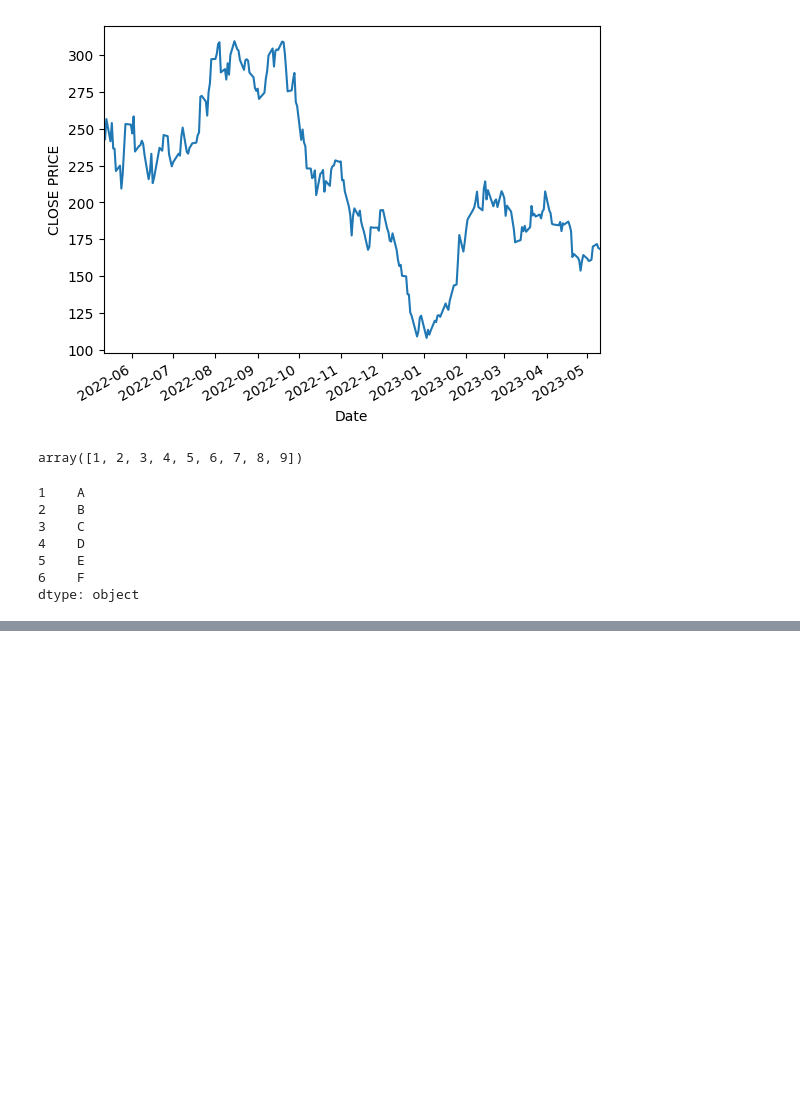
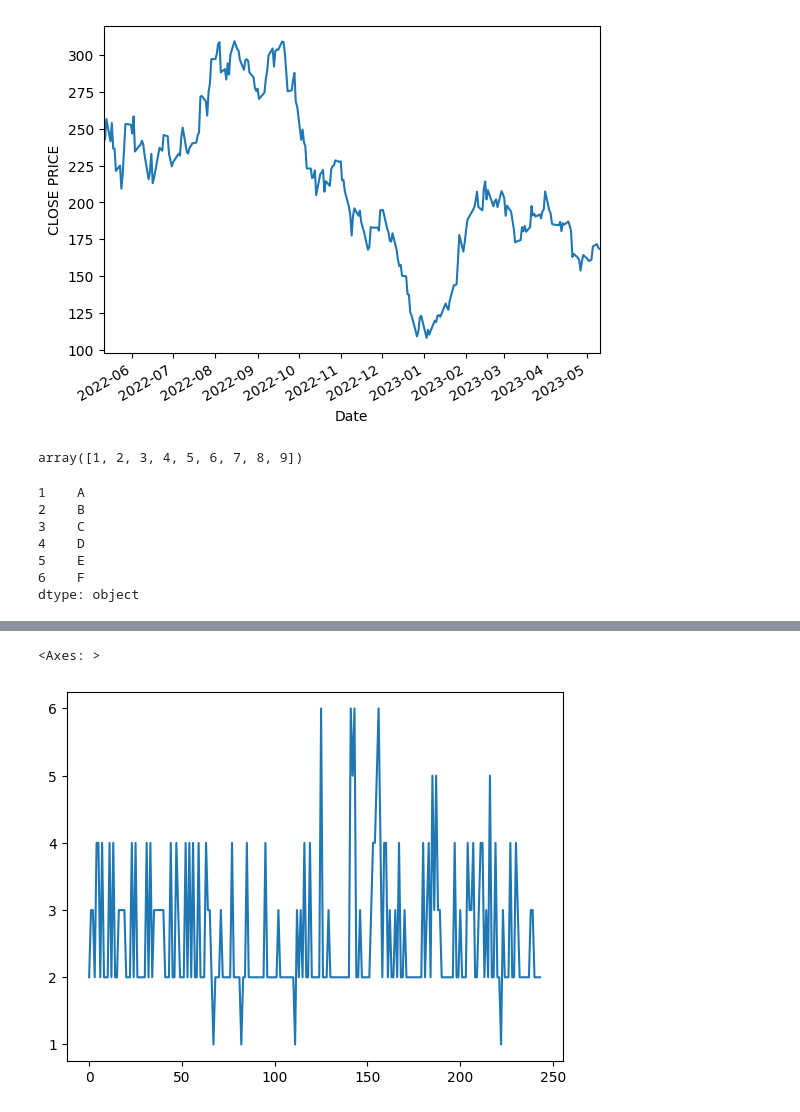
Before and after one commit to MiguelAngel3378/CURSO_ANALISIS_BD2, a Jupyter notebook: m4_pandas/operaciones/pandas.ipynb, the cells around one changed output, grey strips where cells are left out. Cells and saved outputs as stored; diff of their text form; code cells hidden in the pictures; blank space fills up the shorter version.

```diff
--- a/m4_pandas/operaciones/pandas.ipynb
+++ b/m4_pandas/operaciones/pandas.ipynb
@@ -639,0 +1093,6 @@ dtype: object
+# %%
+df = pd.read_csv ("/curso_analisis_bd2/data/tips.csv")
+df.iloc[230]
+# %%
+df.fillna(-1, inplace=True)
+df
@@ -639,0 +1129,5 @@ dtype: object
+# %%
+df['size'].plot()
+# %% [output]
+<Axes: >
+[figure, added]
```
Also changed, not shown: parts of 71 cells of this notebook, 2 other files.
